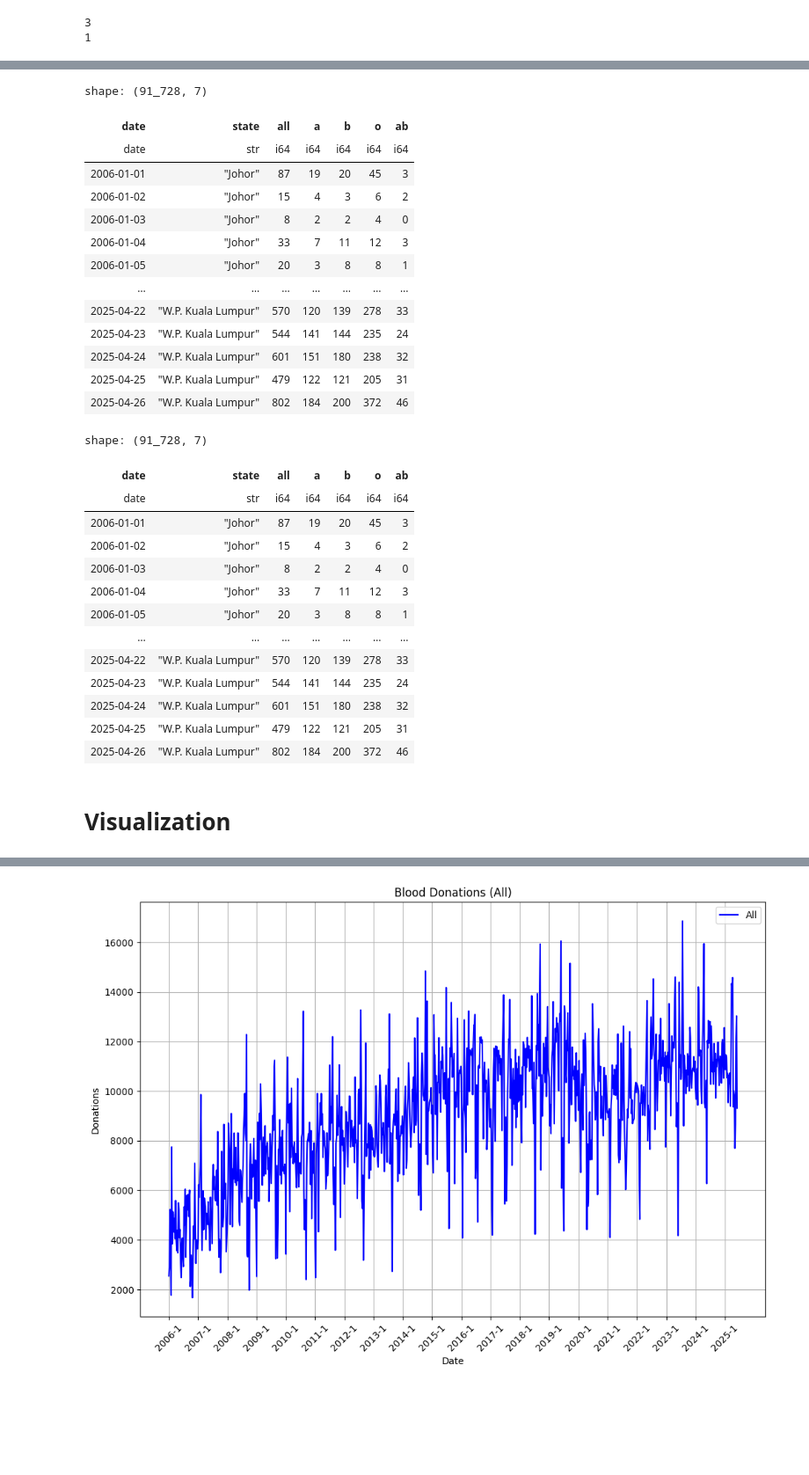
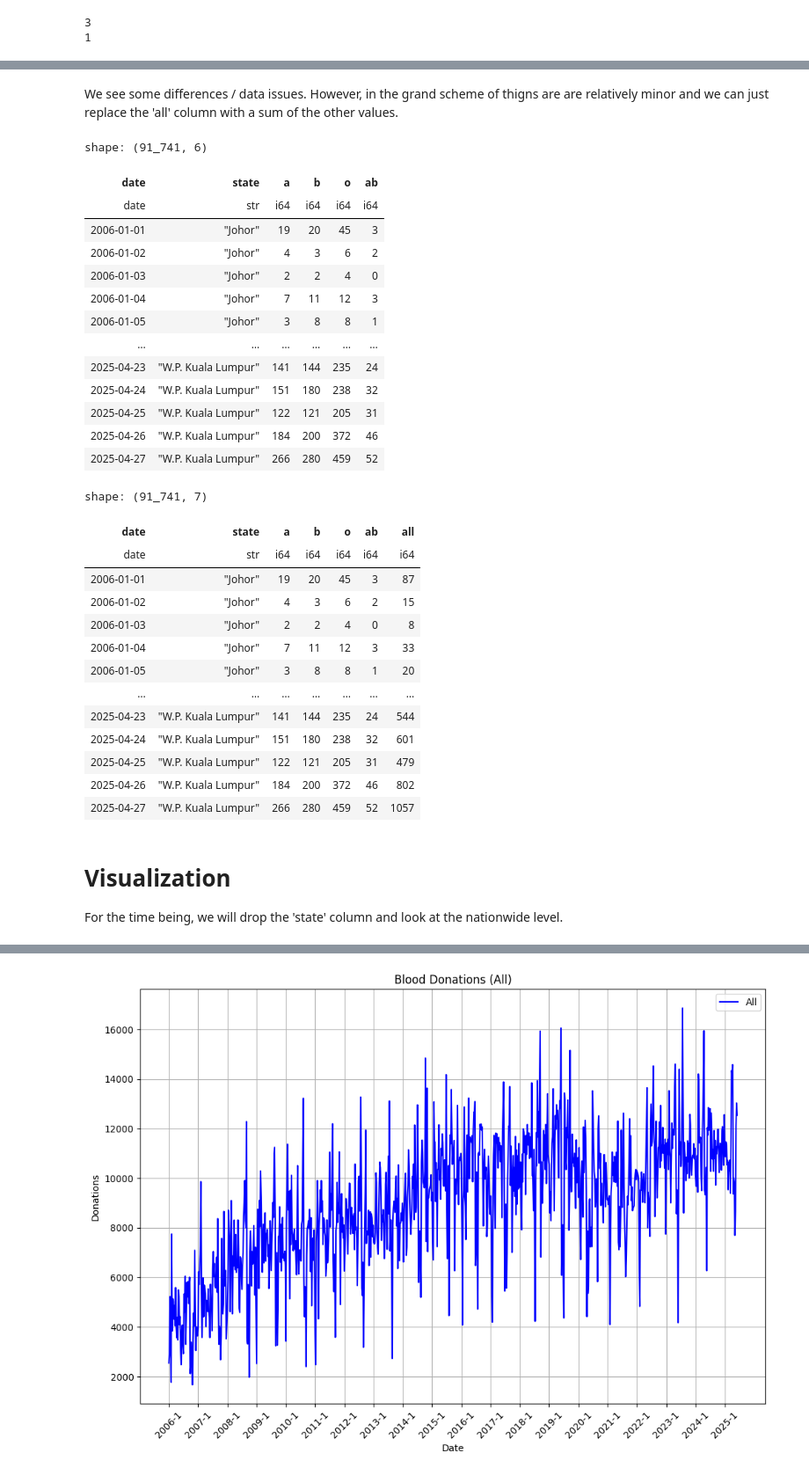
Before and after one commit to jasperschroeder/MalaysiaBloodDonations, a Jupyter notebook: MalaysiaBloodDonation/1_Initial_Notebook.ipynb, the cells around one changed output, grey strips where cells are left out. Shown at 88% size. Cells and saved outputs as stored; diff of their text form; code cells hidden in the pictures; blank space fills up the shorter version.

```diff
--- a/MalaysiaBloodDonation/1_Initial_Notebook.ipynb
+++ b/MalaysiaBloodDonation/1_Initial_Notebook.ipynb
@@ -93,46 +91,50 @@ shape: (217, 6)
+# %% [markdown]
+We see some differences / data issues. However, in the grand scheme of thigns are are relatively minor and we can just replace the 'all' column with a sum of the other values.
 # %%
 # We regroup this by pivoting the table
 df = df.pivot(
     values="donations",
     index=["date", "state"],
     on="blood_type"
-)
+).drop('all')
 df
 # %% [output]
-shape: (91_728, 7)
+shape: (91_741, 6)
-| date | state | all | a | b | o | ab |
-| date | str | i64 | i64 | i64 | i64 | i64 |
-| 2006-01-01 | "Johor" | 87 | 19 | 20 | 45 | 3 |
-| 2006-01-02 | "Johor" | 15 | 4 | 3 | 6 | 2 |
-| 2006-01-03 | "Johor" | 8 | 2 | 2 | 4 | 0 |
-| 2006-01-04 | "Johor" | 33 | 7 | 11 | 12 | 3 |
-| 2006-01-05 | "Johor" | 20 | 3 | 8 | 8 | 1 |
-| … | … | … | … | … | … | … |
-| 2025-04-22 | "W.P. Kuala Lumpur" | 570 | 120 | 139 | 278 | 33 |
-| 2025-04-23 | "W.P. Kuala Lumpur" | 544 | 141 | 144 | 235 | 24 |
-| 2025-04-24 | "W.P. Kuala Lumpur" | 601 | 151 | 180 | 238 | 32 |
-| 2025-04-25 | "W.P. Kuala Lumpur" | 479 | 122 | 121 | 205 | 31 |
-| 2025-04-26 | "W.P. Kuala Lumpur" | 802 | 184 | 200 | 372 | 46 |
+| date | state | a | b | o | ab |
+| date | str | i64 | i64 | i64 | i64 |
+| 2006-01-01 | "Johor" | 19 | 20 | 45 | 3 |
+| 2006-01-02 | "Johor" | 4 | 3 | 6 | 2 |
+| 2006-01-03 | "Johor" | 2 | 2 | 4 | 0 |
+| 2006-01-04 | "Johor" | 7 | 11 | 12 | 3 |
+| 2006-01-05 | "Johor" | 3 | 8 | 8 | 1 |
+| … | … | … | … | … | … |
+| 2025-04-23 | "W.P. Kuala Lumpur" | 141 | 144 | 235 | 24 |
+| 2025-04-24 | "W.P. Kuala Lumpur" | 151 | 180 | 238 | 32 |
+| 2025-04-25 | "W.P. Kuala Lumpur" | 122 | 121 | 205 | 31 |
+| 2025-04-26 | "W.P. Kuala Lumpur" | 184 | 200 | 372 | 46 |
+| 2025-04-27 | "W.P. Kuala Lumpur" | 266 | 280 | 459 | 52 |
 # %%
 df = df.with_columns(pl.sum_horizontal(["a", "b", "o", "ab"]).alias("all"))
 df
 # %% [output]
-shape: (91_728, 7)
+shape: (91_741, 7)
-| date | state | all | a | b | o | ab |
+| date | state | a | b | o | ab | all |
 | date | str | i64 | i64 | i64 | i64 | i64 |
-| 2006-01-01 | "Johor" | 87 | 19 | 20 | 45 | 3 |
-| 2006-01-02 | "Johor" | 15 | 4 | 3 | 6 | 2 |
-| 2006-01-03 | "Johor" | 8 | 2 | 2 | 4 | 0 |
-| 2006-01-04 | "Johor" | 33 | 7 | 11 | 12 | 3 |
-| 2006-01-05 | "Johor" | 20 | 3 | 8 | 8 | 1 |
+| 2006-01-01 | "Johor" | 19 | 20 | 45 | 3 | 87 |
+| 2006-01-02 | "Johor" | 4 | 3 | 6 | 2 | 15 |
+| 2006-01-03 | "Johor" | 2 | 2 | 4 | 0 | 8 |
+| 2006-01-04 | "Johor" | 7 | 11 | 12 | 3 | 33 |
+| 2006-01-05 | "Johor" | 3 | 8 | 8 | 1 | 20 |
 | … | … | … | … | … | … | … |
-| 2025-04-22 | "W.P. Kuala Lumpur" | 570 | 120 | 139 | 278 | 33 |
-| 2025-04-23 | "W.P. Kuala Lumpur" | 544 | 141 | 144 | 235 | 24 |
-| 2025-04-24 | "W.P. Kuala Lumpur" | 601 | 151 | 180 | 238 | 32 |
-| 2025-04-25 | "W.P. Kuala Lumpur" | 479 | 122 | 121 | 205 | 31 |
-| 2025-04-26 | "W.P. Kuala Lumpur" | 802 | 184 | 200 | 372 | 46 |
+| 2025-04-23 | "W.P. Kuala Lumpur" | 141 | 144 | 235 | 24 | 544 |
+| 2025-04-24 | "W.P. Kuala Lumpur" | 151 | 180 | 238 | 32 | 601 |
+| 2025-04-25 | "W.P. Kuala Lumpur" | 122 | 121 | 205 | 31 | 479 |
+| 2025-04-26 | "W.P. Kuala Lumpur" | 184 | 200 | 372 | 46 | 802 |
+| 2025-04-27 | "W.P. Kuala Lumpur" | 266 | 280 | 459 | 52 | 1057 |
 # %% [markdown]
 # Visualization
+
+For the time being, we will drop the 'state' column and look at the nationwide level.
 # %%
 df_all = df.group_by(pl.col('date')).sum().drop('state').sort('date')
 df_all
```
Also changed, not shown: parts of 34 cells of this notebook.
